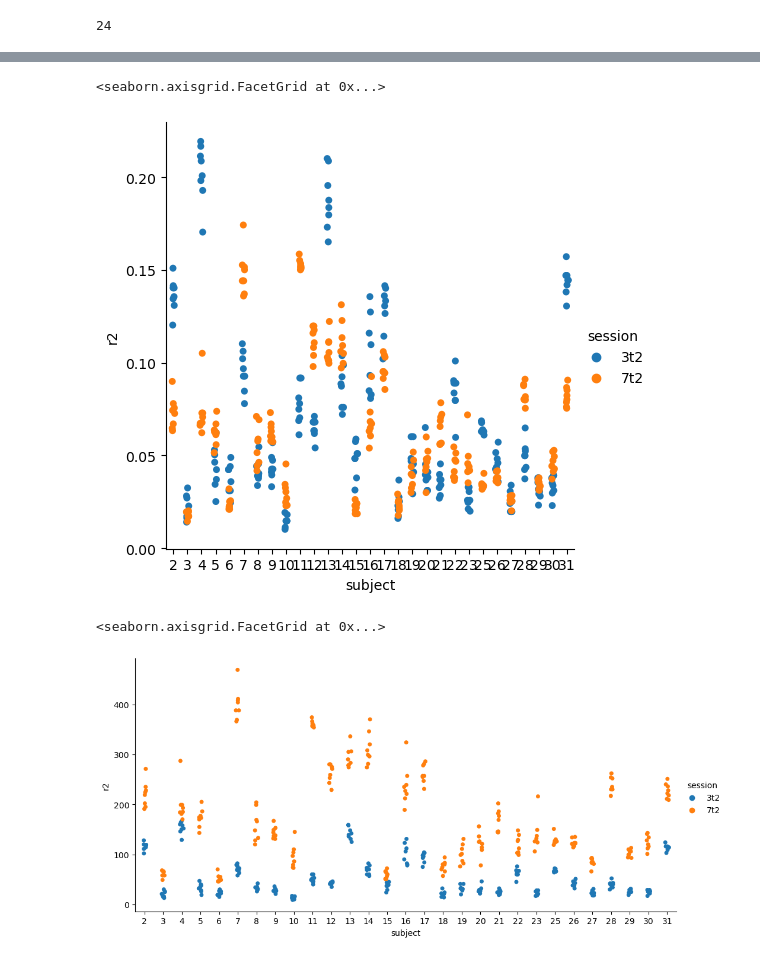
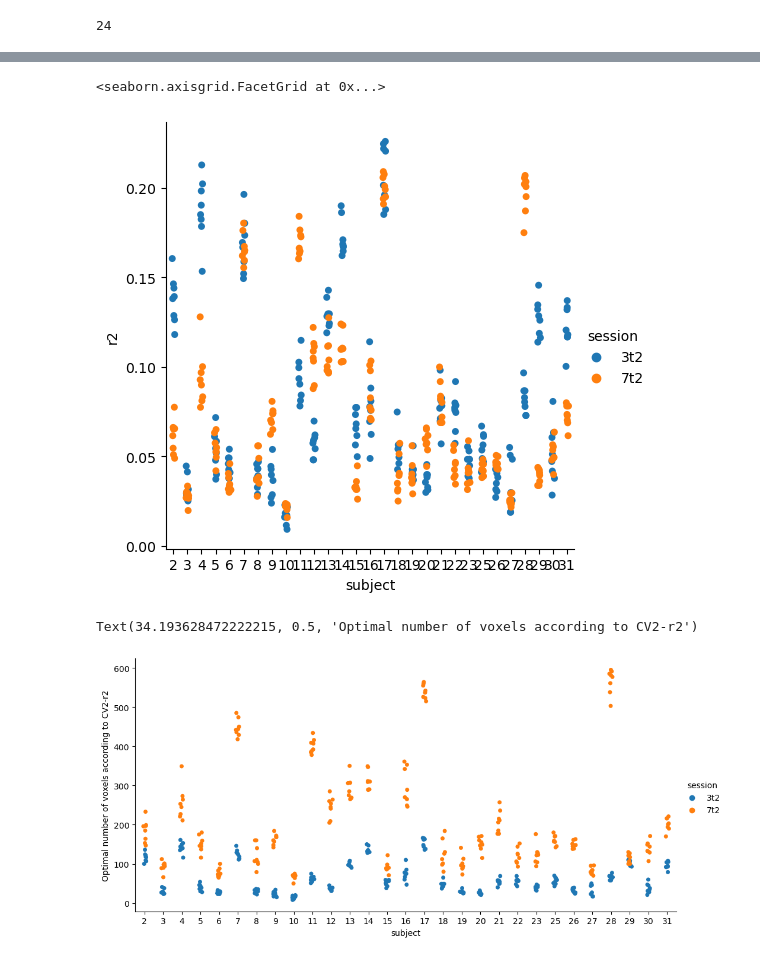
Before and after one commit to Gilles86/risk_experiment, a Jupyter notebook: risk_experiment/encoding_model/notebooks/cv_nvoxel_selection.ipynb, the cells around one changed output, grey strips where cells are left out. Drawn from its saved outputs; the diff is of its cells as text; code cells hidden in the pictures.

Commit message:
CV voxel selection

```diff
--- a/risk_experiment/encoding_model/notebooks/cv_nvoxel_selection.ipynb
+++ b/risk_experiment/encoding_model/notebooks/cv_nvoxel_selection.ipynb
@@ -8,13 +8,18 @@ import seaborn as sns
 def get_cvr2(subject, session, mask='npcr', bids_folder='/data/ds-risk'):
     subject = int(subject)
 
-    fn = op.join(bids_folder, 'derivatives', 'decoded_pdfs.volume.cv_voxel_selection.denoise.retroicor', f'sub-{subject:02d}',
+    fn = op.join(bids_folder, 'derivatives', 'decoded_pdfs.volume.cv_voxel_selection.denoise.natural_space', f'sub-{subject:02d}',
     'func', f'sub-{subject:02d}_ses-{session}_mask-{mask}_space-T1w_r2s.tsv')
+
+    # fn = op.join(bids_folder, 'derivatives', 'decoded_pdfs.volume.cv_voxel_selection.denoise.retroicor', f'sub-{subject:02d}',
+    # 'func', f'sub-{subject:02d}_ses-{session}_mask-{mask}_space-T1w_r2s.tsv')
 
     if op.exists(fn):
         df = pd.read_csv(fn, sep='\t', index_col=[0,1,2,3])
+        # print(df)
         df['mask'] = mask
         df = df.set_index('mask', append=True)
+        print(df)
         return df
     else:
         return pd.DataFrame(np.zeros((0,0)))
@@ -26,8 +31,13 @@ subjects.pop(subjects.index(24))
 # %%
 df = []
 for subject, session in product(subjects, ['3t2', '7t2']):
-    d = get_cvr2(subject, session)
-    d.columns.name = 'voxel'
-    df.append(d.stack().to_frame('r2'))
+    try:
+        d = get_cvr2(subject, session)
+        d.columns.name = 'voxel'
+        if len(d) != 0:
+            df.append(d.stack().to_frame('r2'))
+        # print(df[-1])
+    except Exception as e:
+        print(e)
 
 df = pd.concat(df)
@@ -38,9 +84,10 @@ sum_0 = df.groupby(['subject', 'session', 'test_run1', 'voxel']).mean().groupby(
 sns.catplot(x='subject', y='r2', hue='session', data=prop_0)
 # %% [output]
 <seaborn.axisgrid.FacetGrid at 0x...>
-[figure, old version]
+[figure, new version]
 # %%
 sns.catplot(x='subject', y='r2', hue='session', data=sum_0, aspect=2.)
+plt.ylabel('Optimal number of voxels according to CV2-r2')
 # %% [output]
-<seaborn.axisgrid.FacetGrid at 0x...>
+Text(34.193628472222215, 0.5, 'Optimal number of voxels according to CV2-r2')
-[figure, old version]
+[figure, new version]
```
Also changed, not shown: parts of 8 cells of this notebook.
